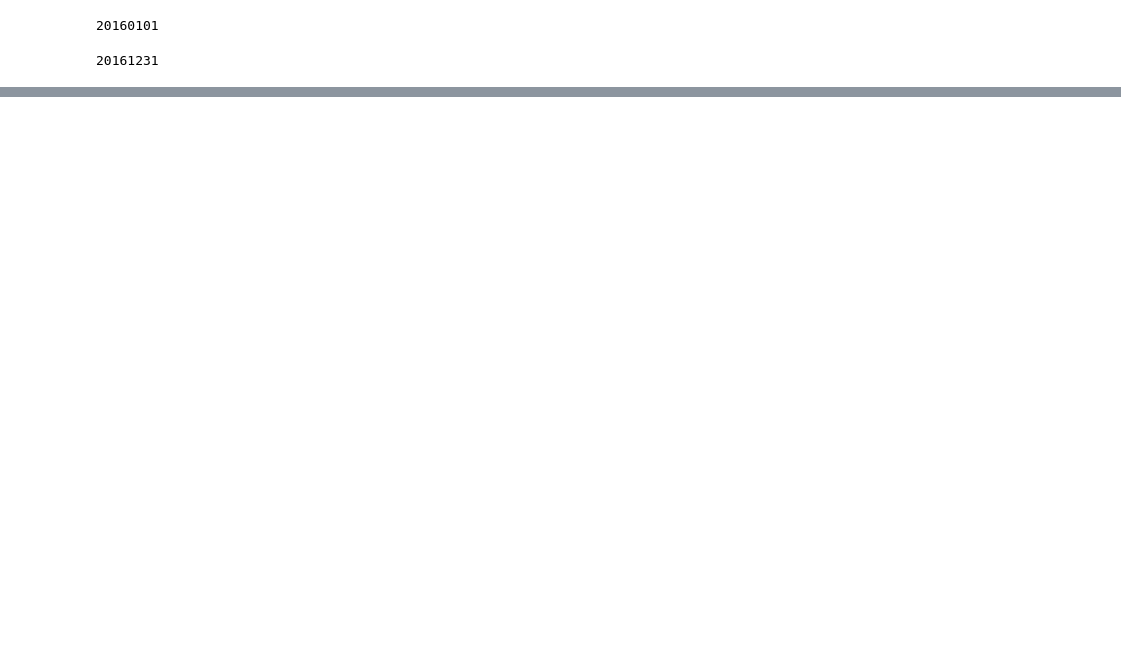
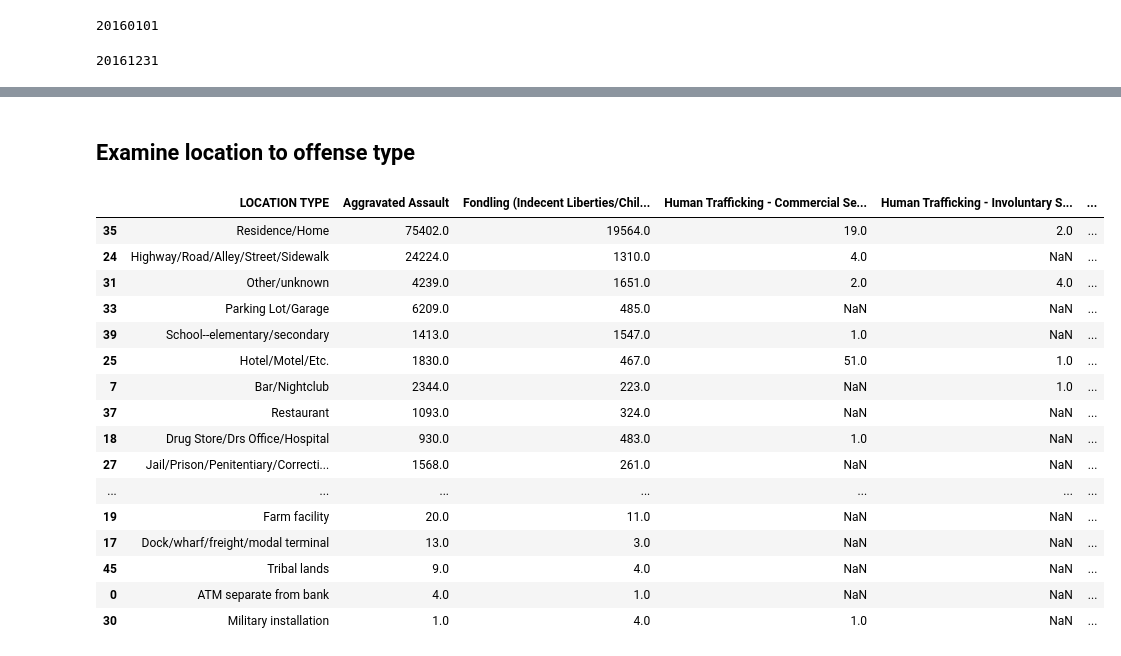
Before and after one commit to castle8080/violence_research, a Jupyter notebook: nat_incident_data.ipynb, the cells around one changed output, grey strips where cells are left out. Saved outputs shown, nothing was run; the diff lists cells and outputs as text; code cells hidden in the pictures; blank space fills up the shorter version.

Commit message:
Seeing how location and offense type relate.

```diff
--- a/nat_incident_data.ipynb
+++ b/nat_incident_data.ipynb
@@ -102,6 +133,12 @@ fields_to_pull = [c for c in data_1row.columns.values if c in fields]
 # %%
 incident_data = pd.read_csv(incident_file, sep="\t", usecols=fields_to_pull)
 incident_data.columns = [fields[c] for c in fields_to_pull]
+# %%
+# Expand code values
+for f in fields_to_pull:
+    if f in field_codes:
+        field_name = fields[f]
+        incident_data[field_name] = incident_data[field_name].apply(field_codes[f].get)
 # %%
 # There are > 5 million incidents.
 len(incident_data)
@@ -143,0 +249,6 @@ incident_data["INCIDENT DATE"].max()
+# %%
+v_1v1_incidents = incident_data[
+    (incident_data['TOTAL VICTIM SEGMENTS'] == 1) &
+    (incident_data['TOTAL OFFENDER SEGMENTS'] == 1) &
+    incident_data['UCR OFFENSE CODE'].isin(violent_offense_types)
+]
@@ -143,0 +270,47 @@ incident_data["INCIDENT DATE"].max()
+# %% [markdown]
+## Examine location to offense type
+# %%
+location_counts = (v_1v1_incidents
+    .groupby(['LOCATION TYPE'])
+    .size()
+    .reset_index()
+    .rename(columns={0:'Count'})
+    .sort_values(by='Count', ascending=False)
+)
+
+location_to_offense_stats = (v_1v1_incidents
+    .groupby(['UCR OFFENSE CODE', 'LOCATION TYPE'])
+    .size()
+    .reset_index()
+    .rename(columns={0:'Count'})
+    .sort_values(by='Count', ascending=False)
+    .pivot(index='LOCATION TYPE', columns='UCR OFFENSE CODE', values='Count')
+)
+
+location_to_offense_stats = pd.merge(
+    location_to_offense_stats,
+    location_counts.rename(columns={'Count': 'LOCATION TYPE TOTAL Count'}),
+    on='LOCATION TYPE'
+)
+
+location_to_offense_stats = location_to_offense_stats.sort_values(by='LOCATION TYPE TOTAL Count', ascending=False)
+# %%
+location_to_offense_stats
+# %% [output]
+|  | LOCATION TYPE | Aggravated Assault | Fondling (Indecent Liberties/Chil... | Human Trafficking - Commercial Se... | Human Trafficking - Involuntary S... | ... |
+| 35 | Residence/Home | 75402.0 | 19564.0 | 19.0 | 2.0 | ... |
+| 24 | Highway/Road/Alley/Street/Sidewalk | 24224.0 | 1310.0 | 4.0 | NaN | ... |
+| 31 | Other/unknown | 4239.0 | 1651.0 | 2.0 | 4.0 | ... |
+| 33 | Parking Lot/Garage | 6209.0 | 485.0 | NaN | NaN | ... |
+| 39 | School--elementary/secondary | 1413.0 | 1547.0 | 1.0 | NaN | ... |
+| 25 | Hotel/Motel/Etc. | 1830.0 | 467.0 | 51.0 | 1.0 | ... |
+| 7 | Bar/Nightclub | 2344.0 | 223.0 | NaN | 1.0 | ... |
+| 37 | Restaurant | 1093.0 | 324.0 | NaN | NaN | ... |
+| 18 | Drug Store/Drs Office/Hospital | 930.0 | 483.0 | 1.0 | NaN | ... |
+| 27 | Jail/Prison/Penitentiary/Correcti... | 1568.0 | 261.0 | NaN | NaN | ... |
+| ... | ... | ... | ... | ... | ... | ... |
+| 19 | Farm facility | 20.0 | 11.0 | NaN | NaN | ... |
+| 17 | Dock/wharf/freight/modal terminal | 13.0 | 3.0 | NaN | NaN | ... |
+| 45 | Tribal lands | 9.0 | 4.0 | NaN | NaN | ... |
+| 0 | ATM separate from bank | 4.0 | 1.0 | NaN | NaN | ... |
+| 30 | Military installation | 1.0 | 4.0 | 1.0 | NaN | ... |
```
Also changed, not shown: parts of 13 cells of this notebook, 3 other files.
